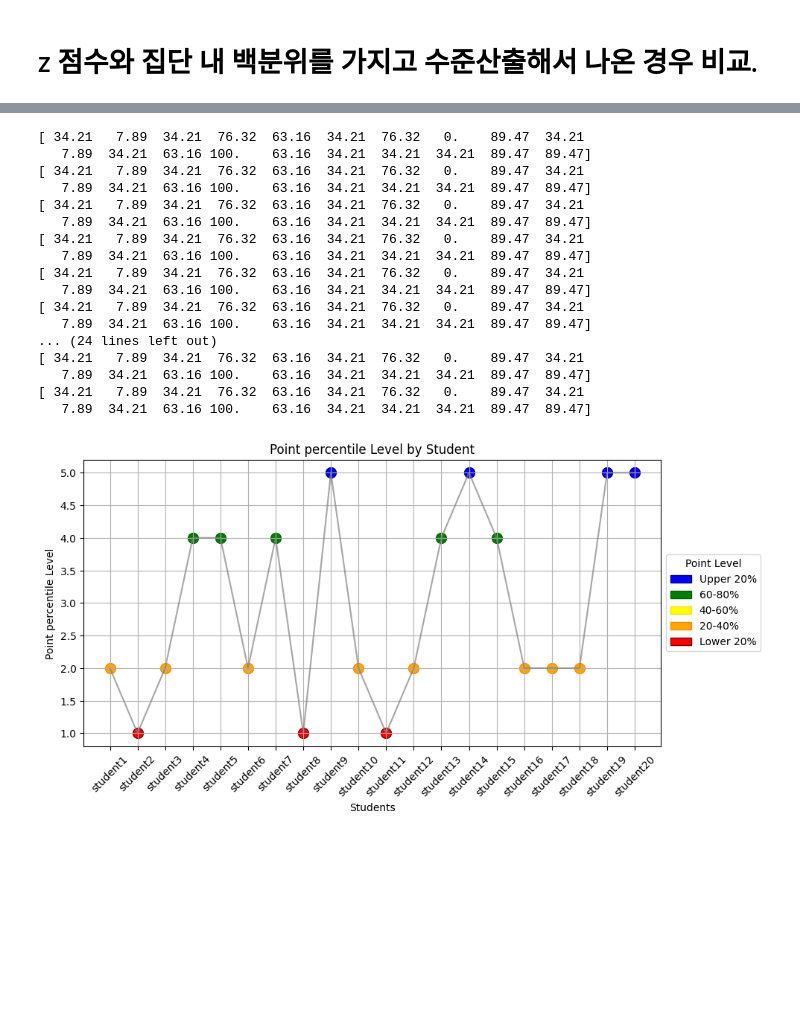
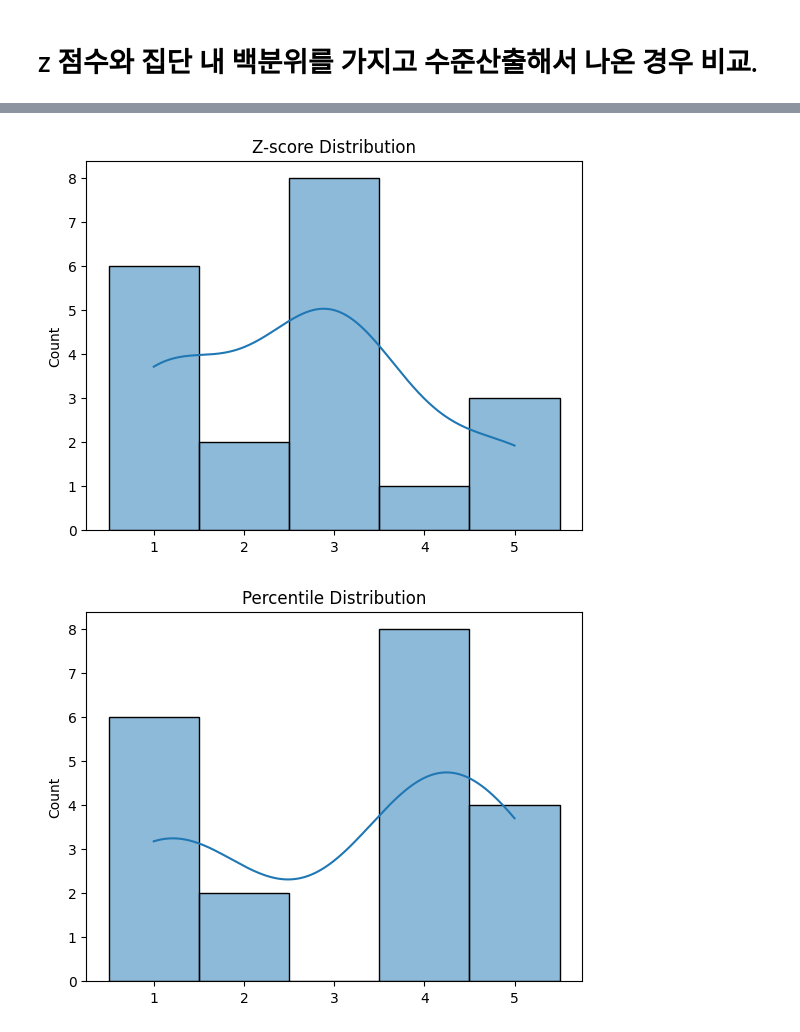
Before and after one commit to Byumin/peer, a Jupyter notebook: standard.ipynb, the cells around one changed output, grey strips where cells are left out. Drawn from its saved outputs; the diff is of its cells as text; code cells hidden in the pictures; blank space fills up the shorter version.

```diff
--- a/standard.ipynb
+++ b/standard.ipynb
@@ -509,62 +481,18 @@ plt.show()
-# %%
-# 학생 1부터 20까지 X축
-# 비율 점수를 Y축
-# 꺽은선 그래프 시각화
-students = point_df['student_designation'].unique().tolist()
-item = ['PN4','PN5']
-scores = [point_per_level_score(point_df, item, student) for student in students]
-
-# 점수에 따른 색상 맵핑
-inner_colors = {1: 'red', 2: 'orange', 3: 'yellow', 4: 'green', 5: 'blue'}
-border_colors = {1: 'darkred', 2: 'darkorange', 3: 'gold', 4: 'darkgreen', 5: 'darkblue'}
-
-# 꺾은선 그래프
-plt.figure(figsize=(10, 5))
-plt.plot(students, scores, linestyle='-', color='gray', alpha=0.7, label="Point Level Score")
-
-# 점 개별 색상 적용
-for i, student in enumerate(students):
-    plt.scatter(student, scores[i], s=100,
-                facecolors=inner_colors[scores[i]],
-                edgecolors=border_colors[scores[i]],
-                linewidth=1, marker='o')
-
-plt.xlabel("Students")
-plt.ylabel("Point percentile Level")
-plt.title("Point percentile Level by Student")
-plt.xticks(rotation=45)
-plt.grid(True)
-
-# 수동 범례 추가
-from matplotlib.patches import Patch
-
-legend_elements = [
-    Patch(facecolor='blue', edgecolor='darkblue', label="Upper 20%"),
-    Patch(facecolor='green', edgecolor='darkgreen', label="60-80%"),
-    Patch(facecolor='yellow', edgecolor='gold', label="40-60%"),
-    Patch(facecolor='orange', edgecolor='darkorange', label="20-40%"),
-    Patch(facecolor='red', edgecolor='darkred', label="Lower 20%")
-]
-
-plt.legend(handles=legend_elements, loc="center left", title="Point Level", bbox_to_anchor=(1, 0.5))
-
-plt.show()
-# %% [output]
-[ 34.21   7.89  34.21  76.32  63.16  34.21  76.32   0.    89.47  34.21
-   7.89  34.21  63.16 100.    63.16  34.21  34.21  34.21  89.47  89.47]
-[ 34.21   7.89  34.21  76.32  63.16  34.21  76.32   0.    89.47  34.21
-   7.89  34.21  63.16 100.    63.16  34.21  34.21  34.21  89.47  89.47]
-[ 34.21   7.89  34.21  76.32  63.16  34.21  76.32   0.    89.47  34.21
-   7.89  34.21  63.16 100.    63.16  34.21  34.21  34.21  89.47  89.47]
-[ 34.21   7.89  34.21  76.32  63.16  34.21  76.32   0.    89.47  34.21
-   7.89  34.21  63.16 100.    63.16  34.21  34.21  34.21  89.47  89.47]
-[ 34.21   7.89  34.21  76.32  63.16  34.21  76.32   0.    89.47  34.21
-   7.89  34.21  63.16 100.    63.16  34.21  34.21  34.21  89.47  89.47]
-[ 34.21   7.89  34.21  76.32  63.16  34.21  76.32   0.    89.47  34.21
-   7.89  34.21  63.16 100.    63.16  34.21  34.21  34.21  89.47  89.47]
-... (24 lines left out)
-[ 34.21   7.89  34.21  76.32  63.16  34.21  76.32   0.    89.47  34.21
-   7.89  34.21  63.16 100.    63.16  34.21  34.21  34.21  89.47  89.47]
-[ 34.21   7.89  34.21  76.32  63.16  34.21  76.32   0.    89.47  34.21
-   7.89  34.21  63.16 100.    63.16  34.21  34.21  34.21  89.47  89.47]
-[figure, removed]
+# %%
+import seaborn as sns
+
+sns.histplot(scores_z, kde=True, bins=5, discrete=True)
+plt.title("Z-score Distribution")
+plt.show()
+
+sns.histplot(scores_per, kde=True, bins=5, discrete=True)
+plt.title("Percentile Distribution")
+plt.show()
+
+count = [count_score(point_df, item, student) for student in students]
+sns.histplot(count, kde=True, bins=5, discrete=True)
+plt.title("count Distribution")
+plt.show()
+# %% [output]
+[figure, added]
+[figure, added]
```
Also changed, not shown: parts of 10 cells of this notebook.
